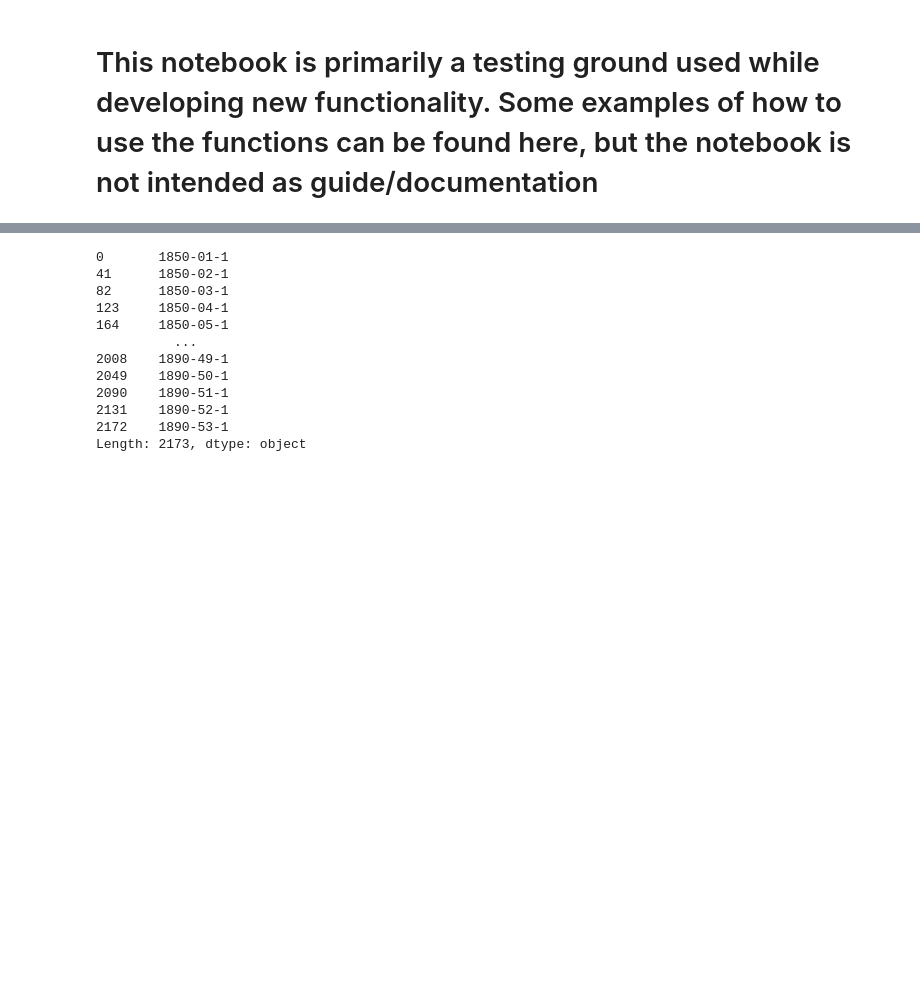
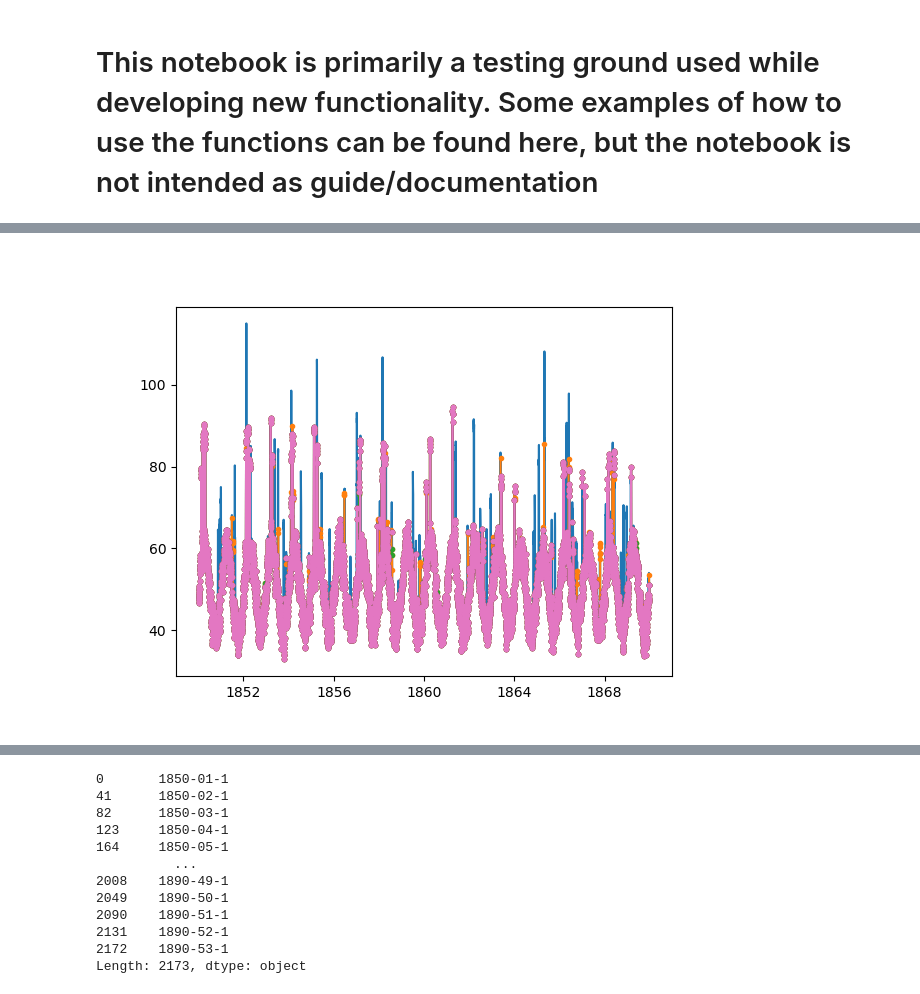
Before and after one commit to PandemiXcenter/ExcessMortality, a Jupyter notebook: TestingAndDevelopment.ipynb, the cells around one changed output, grey strips where cells are left out. Drawn from its saved outputs; the diff is of its cells as text; code cells hidden in the pictures; blank space fills up the shorter version.

```diff
--- a/TestingAndDevelopment.ipynb
+++ b/TestingAndDevelopment.ipynb
@@ -73,0 +295,11 @@ numYears = 5
+# %%
+
+fig,ax = plt.subplots()
+ax.plot(curData)
+curMean,curStd = emf.rnMean(curData,numYears=numYears,timeResolution='Day')
+
+for k in range(6):
+    curData,curMean,curStd = emf.removeAboveThresholdAndRecalculate(curData,curMean,curStd,ZscoreThreshold=3,numYears=numYears,timeResolution='Day')
+    ax.plot(curData,'.-')
+# %% [output]
+[figure, added]
```
Also changed, not shown: parts of 37 cells of this notebook, 1 other file.
